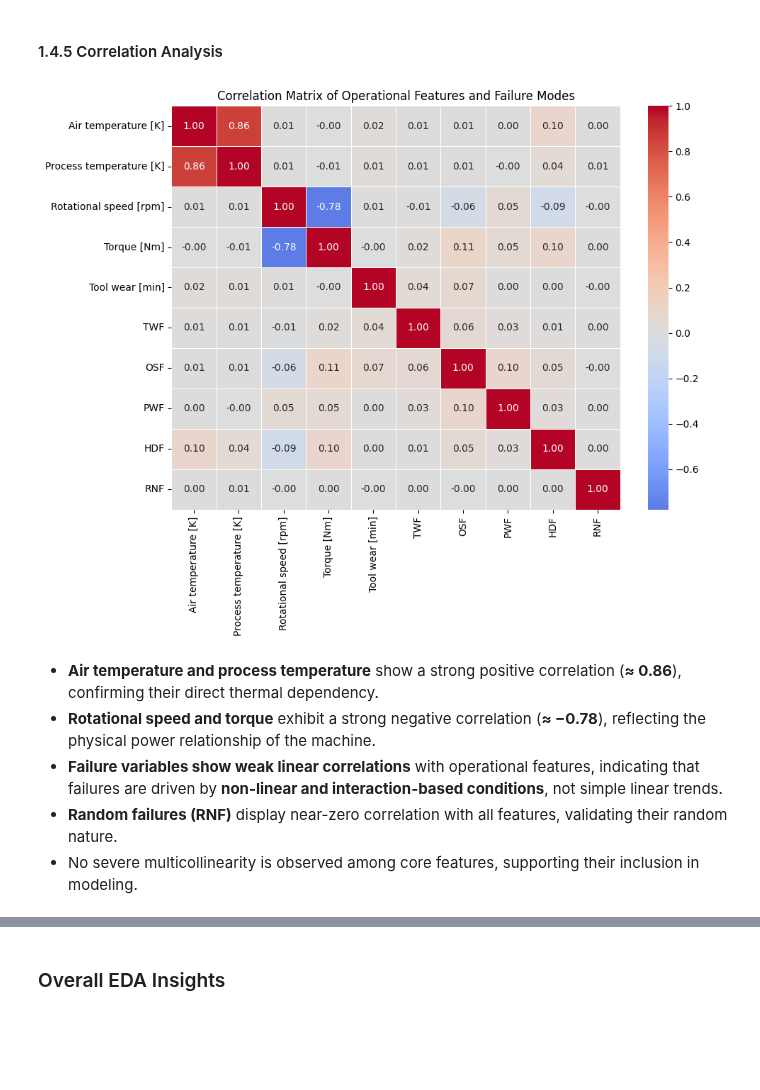
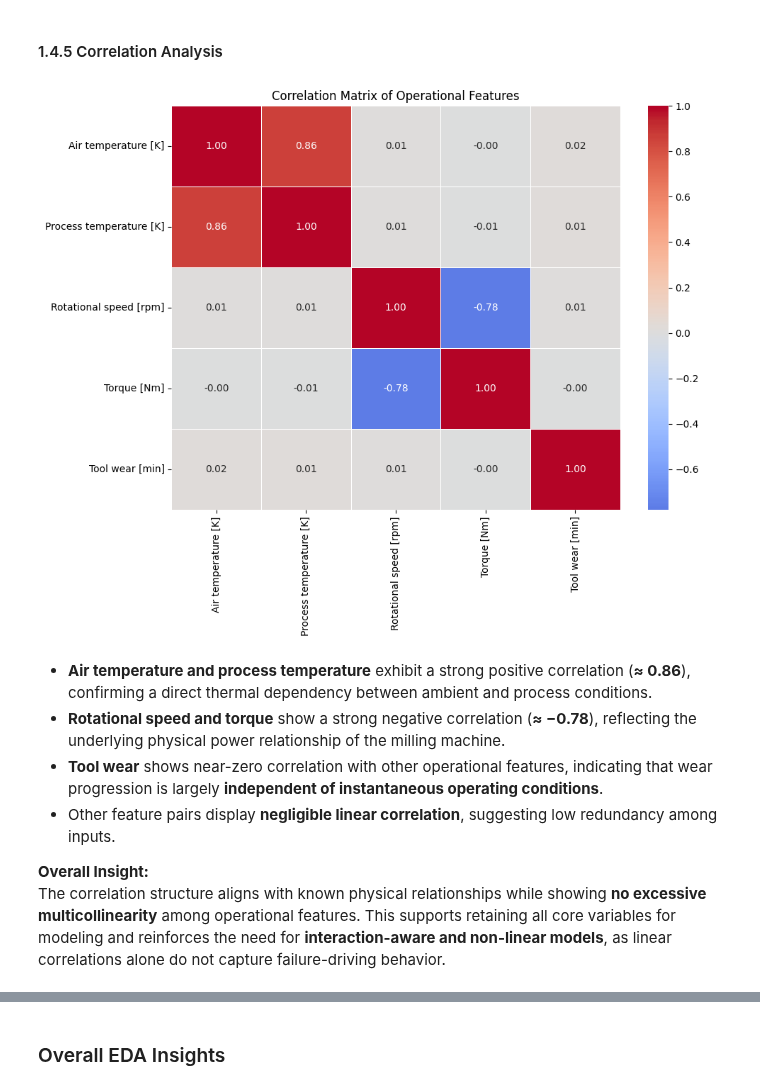
Before and after one commit to ANDUGULA-SAI-KIRAN/predictive-maintenance-end2end, a Jupyter notebook: notebooks/eda.ipynb, the cells around one changed output, grey strips where cells are left out. Drawn from its saved outputs; the diff is of its cells as text; code cells hidden in the pictures; blank space fills up the shorter version.

```diff
--- a/notebooks/eda.ipynb
+++ b/notebooks/eda.ipynb
@@ -811,29 +811,30 @@ Heat dissipation failures are **highly localized and rule-based**, triggered by
 #### 1.4.5 Correlation Analysis
 # %%
 corr_cols = [
-'Air temperature [K]', 'Process temperature [K]', 'Rotational speed [rpm]', 'Torque [Nm]', 'Tool wear [min]',
-'TWF', 'OSF', 'PWF', 'HDF', 'RNF']
+'Air temperature [K]', 'Process temperature [K]', 'Rotational speed [rpm]', 'Torque [Nm]', 'Tool wear [min]']
 
 corr_matrix = df[corr_cols].corr()
 
 plt.figure(figsize=(10, 8))
 sns.heatmap(
     corr_matrix,
     annot=True,
     fmt=".2f",
     cmap="coolwarm",
     center=0,
     linewidths=0.5
 )
 
-plt.title('Correlation Matrix of Operational Features and Failure Modes')
+plt.title('Correlation Matrix of Operational Features')
 plt.tight_layout()
 plt.show()
 # %% [output]
-[figure, old version]
+[figure, new version]
 # %% [markdown]
-- **Air temperature and process temperature** show a strong positive correlation (**≈ 0.86**), confirming their direct thermal dependency.
-- **Rotational speed and torque** exhibit a strong negative correlation (**≈ −0.78**), reflecting the physical power relationship of the machine.
-- **Failure variables show weak linear correlations** with operational features, indicating that failures are driven by **non-linear and interaction-based conditions**, not simple linear trends.
-- **Random failures (RNF)** display near-zero correlation with all features, validating their random nature.
-- No severe multicollinearity is observed among core features, supporting their inclusion in modeling.
+- **Air temperature and process temperature** exhibit a strong positive correlation (**≈ 0.86**), confirming a direct thermal dependency between ambient and process conditions.
+- **Rotational speed and torque** show a strong negative correlation (**≈ −0.78**), reflecting the underlying physical power relationship of the milling machine.
+- **Tool wear** shows near-zero correlation with other operational features, indicating that wear progression is largely **independent of instantaneous operating conditions**.
+- Other feature pairs display **negligible linear correlation**, suggesting low redundancy among inputs.
+
+**Overall Insight:**
+The correlation structure aligns with known physical relationships while showing **no excessive multicollinearity** among operational features. This supports retaining all core variables for modeling and reinforces the need for **interaction-aware and non-linear models**, as linear correlations alone do not capture failure-driving behavior.
```
Also changed, not shown: parts of 4 cells of this notebook, 2 other files.
